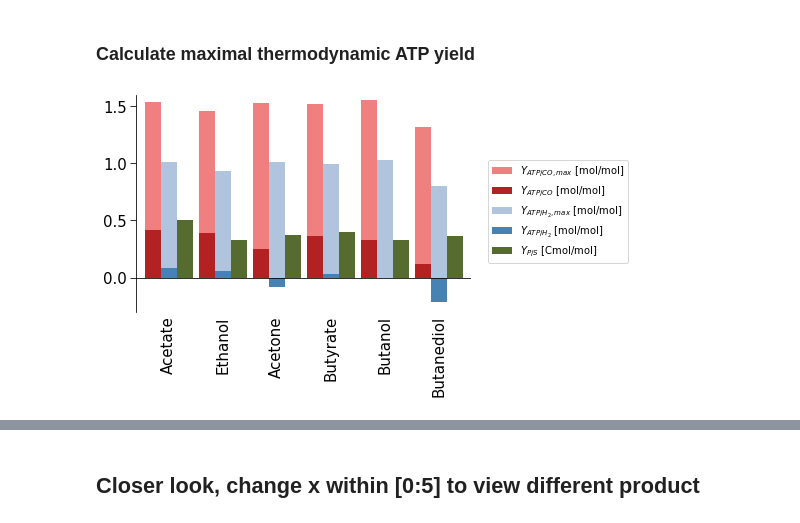
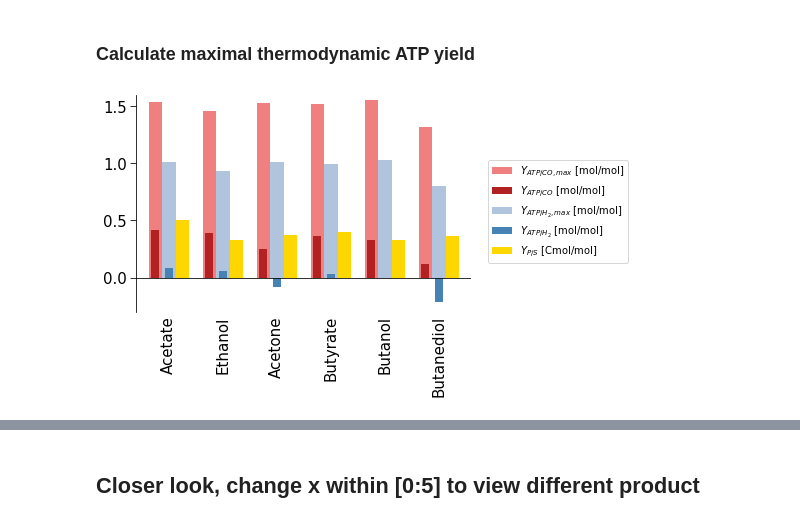
Before and after one commit to biosustain/CO2_fixation_models, a Jupyter notebook: Scripts/06_WLMetabolismWhole.ipynb, the cells around one changed output, grey strips where cells are left out. Drawn from its saved outputs; the diff is of its cells as text; code cells hidden in the pictures.

Commit message:
plotting max yields

```diff
--- a/Scripts/06_WLMetabolismWhole.ipynb
+++ b/Scripts/06_WLMetabolismWhole.ipynb
@@ -97,7 +97,6 @@ ElemFormulae = pd.DataFrame({
     "Acetate": [2,4,2],
     "Acetone": [3,6,1],
     "Ethanol": [2,6,1],
-    "Propanol": [3,8,1],
     "Butanol": [4,10,1],
     "Butyrate": [4,8,2],
     "Butanediol": [4,10,2]},
@@ -114,36 +113,36 @@ S_carb = S_carb.astype(int)
 S_hom = pd.DataFrame()
 S_hom["H2"] = -ElemFormulae["H"]/2 + ElemFormulae["O"] - 2*ElemFormulae["C"]
 S_hom["CO2"] = -ElemFormulae["C"]
 S_hom["Water"] = -ElemFormulae["O"] + 2*ElemFormulae["C"]
 S_hom = S_hom.astype(int)
 
 dG_hom = (pd.DataFrame.sum(S_hom*dfGR,axis = 1, skipna = True) + dfGR[S_hom.index])/S_hom["H2"]
 ATP_hom = dG_hom/37.64
 ATP_hom = ATP_hom[names]
 
 dG_carb = (pd.DataFrame.sum(S_carb*dfGR,axis = 1, skipna = True) + dfGR[S_carb.index])/S_carb["CO"]
 ATP_carb = dG_carb/37.64
 ATP_carb = ATP_carb[names]
 
 plt.rcParams['axes.spines.right'] = False
 plt.rcParams['axes.spines.top'] = False
 plt.rcParams['axes.spines.bottom'] = False
 
 X = ATP_carb.index
 X_axis = np.arange(len(X))
 
 plt.axis([-0.6, len(X)-0.4,-0.3, 1.6])
-plt.bar(X_axis - 0.3, ATP_carb, 0.3, color = "lightcoral", label = '$Y_{ATP/CO,max}$ [mol/mol]')
-plt.bar(X_axis - 0.3, Yields.ATPcarb, 0.3, color = "firebrick", label = '$Y_{ATP/CO}$ [mol/mol]')
-plt.bar(X_axis + 0, ATP_hom, 0.3, color = "lightsteelblue", label = '$Y_{ATP/H_2,max}$ [mol/mol]')
-plt.bar(X_axis + 0, Yields.ATPhom, 0.3, color = "steelblue", label = '$Y_{ATP/H_2}$ [mol/mol]')
-plt.bar(X_axis + 0.3, Yields.YPShom, 0.3, color = "darkolivegreen", label = '$Y_{P/S}$ [Cmol/mol]')
+plt.bar(X_axis - 0.25, ATP_carb, 0.25, color = "lightcoral", label = '$Y_{ATP/CO,max}$ [mol/mol]')
+plt.bar(X_axis - 0.25, Yields.ATPcarb, 0.15, color = "firebrick", label = '$Y_{ATP/CO}$ [mol/mol]')
+plt.bar(X_axis + 0, ATP_hom, 0.25, color = "lightsteelblue", label = '$Y_{ATP/H_2,max}$ [mol/mol]')
+plt.bar(X_axis + 0, Yields.ATPhom, 0.15, color = "steelblue", label = '$Y_{ATP/H_2}$ [mol/mol]')
+plt.bar(X_axis + 0.25, Yields.YPShom, 0.25, color = "gold", label = '$Y_{P/S}$ [Cmol/mol]')
 plt.axhline(0, color='black', linewidth=0.8)
 
 plt.tick_params(axis='x', which='major', labelsize=15, length = 0, labelrotation = 90)
 plt.tick_params(axis='y', which='major', labelsize=15, length = 6)
 plt.xticks(X_axis, X)
 plt.legend(bbox_to_anchor=(1.05, 0.7), loc='upper left', borderaxespad=0.)
 plt.show()
 # %% [output]
-[figure, old version]
+[figure, new version]
```
Also changed, not shown: parts of 1 cell of this notebook.
